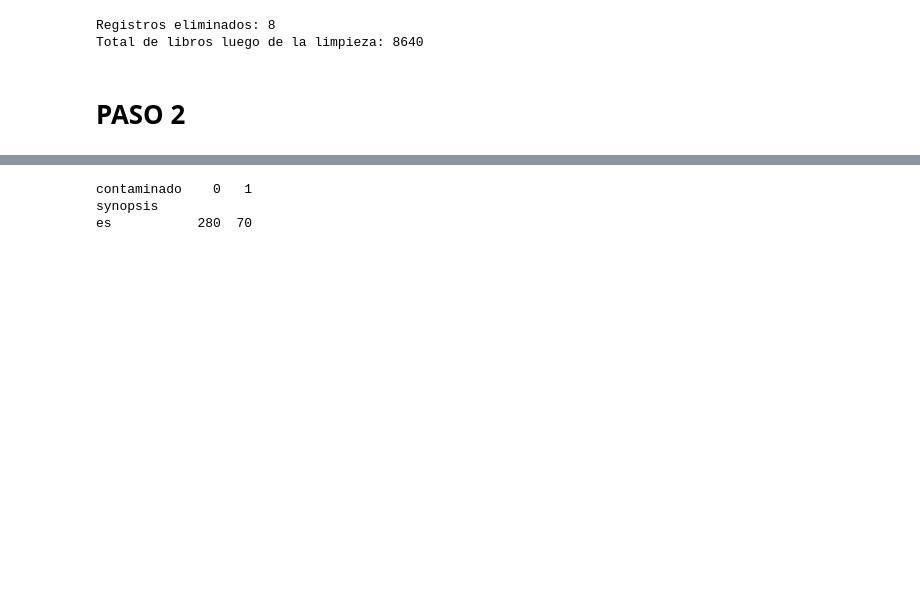
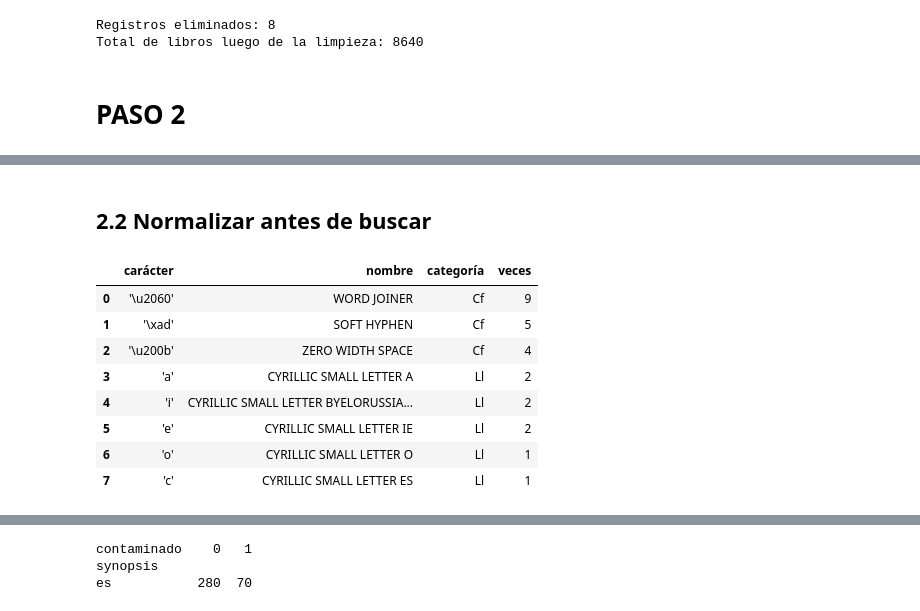
Before and after one commit to manuellazarte/Procesamiento-del-Lenguaje-Natural, a Jupyter notebook: ej3/ej3.ipynb, the cells around one changed output, grey strips where cells are left out. Saved outputs shown, nothing was run; the diff lists cells and outputs as text; code cells hidden in the pictures; blank space fills up the shorter version.

```diff
--- a/ej3/ej3.ipynb
+++ b/ej3/ej3.ipynb
@@ -434,0 +328,22 @@ Normalizado: Más de trece mil jóvenes universitarios pasaron los meses de vera
+# %%
+# Regex para URLs, correos y teléfonos
+URL = r"https?://\S+|www\.\S+"
+# Dominio escrito sin http ni www, por ejemplo "librohub.test"
+DOMINIO = r"\b[a-z0-9-]{3,}\.(?:com|net|org|info|es|ar|mx|io|test|example|invalid)\b(?:/\S*)?"
+CORREO = r"[\w.+-]+@[\w-]+(?:\.[\w-]+)+"
+# Teléfono con prefijo internacional (+54 9 11 5217-8319) o en tres grupos de dígitos.
+# Una versión más laxa (\+?\d[\d\s\-\(\)]{7,15}\d) marcaba rangos de años como "1914-1918",
+# muy comunes en las sinopsis de historia: 265 libros del catálogo.
+TELEFONO = r"\+\d{1,3}[\s-]?(?:\d[\s-]?){8,12}\d|\b\d{3,4}[\s-]\d{3,4}[\s-]\d{4}\b"
+
+patron_contaminacion = re.compile(f"{URL}|{DOMINIO}|{CORREO}|{TELEFONO}", re.IGNORECASE)
+
+def predecir_con_regex(texto):
+    return int(bool(patron_contaminacion.search(str(texto))))
+
+def coincidencia(texto):
+    m = patron_contaminacion.search(str(texto))
+    return m.group(0) if m else ""
+
+y_pred_regex = prueba["synopsis"].apply(predecir_con_regex)
+medir("regex", y_pred_regex, prueba)
@@ -434,0 +355,12 @@ Normalizado: Más de trece mil jóvenes universitarios pasaron los meses de vera
+# %%
+# Falsos positivos en toda la muestra y en el catálogo: qué fragmento hizo saltar la regex
+marcado_muestra = df_muestra["synopsis"].apply(predecir_con_regex)
+fp_muestra = df_muestra[(marcado_muestra == 1) & (df_muestra["contaminado"] == 0)]
+print(f"Falsos positivos en la muestra: {len(fp_muestra)}")
+for texto in fp_muestra["synopsis"]:
+    print(f"  {coincidencia(texto)!r:40} | {texto[:90]}")
+
+regex_catalogo = df["synopsis"].apply(coincidencia)
+print(f"\nLibros del catálogo marcados por la regex: {(regex_catalogo != '').sum()}")
+print("Dominios reales que aparecen en sinopsis del catálogo (posibles falsos positivos):")
+print(regex_catalogo[regex_catalogo.str.contains(r"\.(?:com|es|org|net|ar)\b", case=False)].head(15).tolist())
@@ -434,0 +405,23 @@ Normalizado: Más de trece mil jóvenes universitarios pasaron los meses de vera
+# %% [markdown]
+## 2.2 Normalizar antes de buscar
+# %%
+from collections import Counter
+
+# Caracteres de otro alfabeto o invisibles dentro de las sinopsis de desarrollo
+raros = Counter()
+for texto in desarrollo["synopsis"]:
+    for c in texto:
+        if unicodedata.category(c) == "Cf" or (c.isalpha() and ord(c) > 0x024F):
+            raros[(c, unicodedata.name(c, "?"), unicodedata.category(c))] += 1
+display(pd.DataFrame([(repr(c), n, cat, k) for (c, n, cat), k in raros.most_common(20)],
+                     columns=["carácter", "nombre", "categoría", "veces"]))
+# %% [output]
+|  | carácter | nombre | categoría | veces |
+| 0 | '\u2060' | WORD JOINER | Cf | 9 |
+| 1 | '\xad' | SOFT HYPHEN | Cf | 5 |
+| 2 | '\u200b' | ZERO WIDTH SPACE | Cf | 4 |
+| 3 | 'а' | CYRILLIC SMALL LETTER A | Ll | 2 |
+| 4 | 'і' | CYRILLIC SMALL LETTER BYELORUSSIA... | Ll | 2 |
+| 5 | 'е' | CYRILLIC SMALL LETTER IE | Ll | 2 |
+| 6 | 'о' | CYRILLIC SMALL LETTER O | Ll | 1 |
+| 7 | 'с' | CYRILLIC SMALL LETTER ES | Ll | 1 |
```
Also changed, not shown: parts of 98 cells of this notebook, 4 other files.
